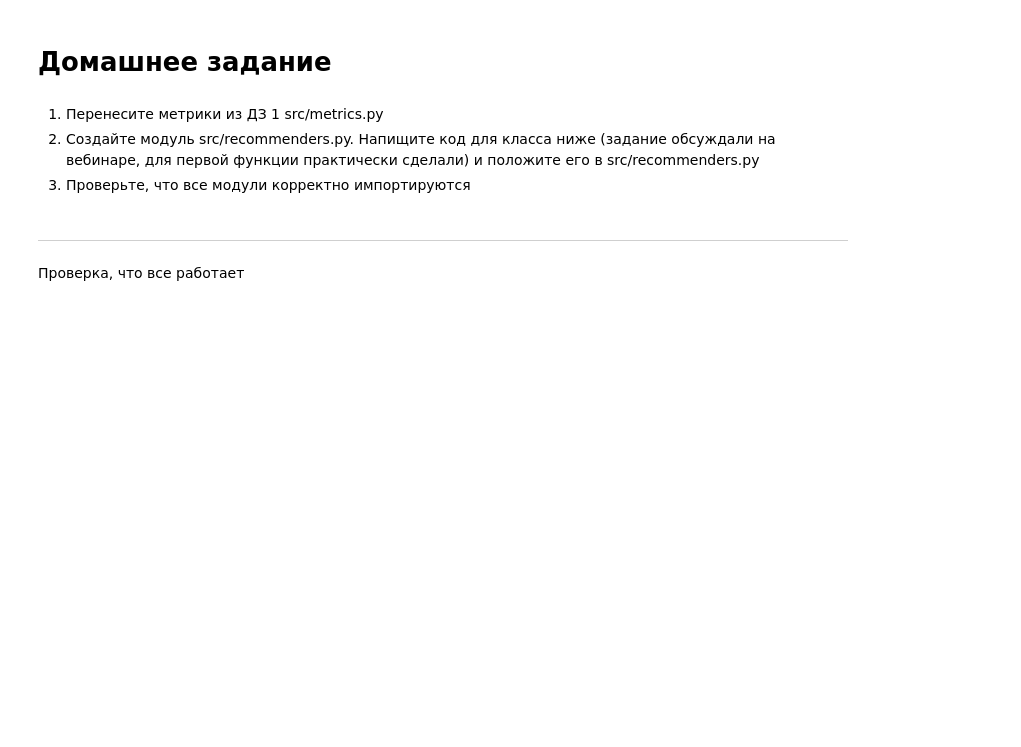
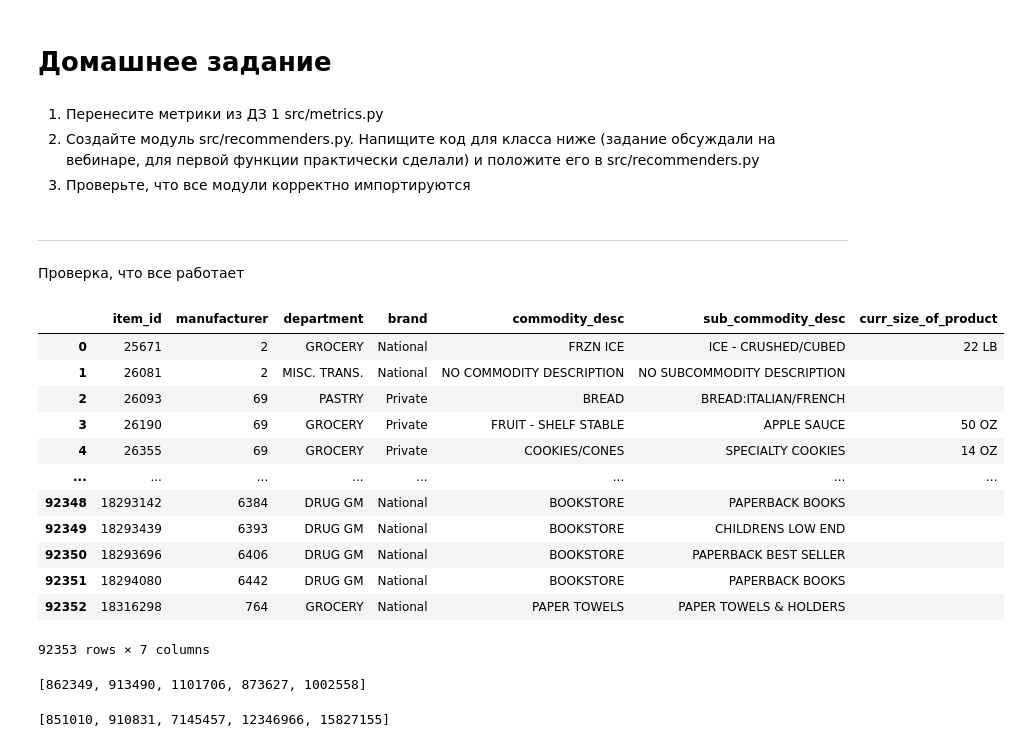
Before and after one commit to mikhachev/Data-Science-Python, a Jupyter notebook: Recommendation_systems/hw_webinar_4.ipynb, the cells around one changed output. Cells and saved outputs as stored; diff of their text form; code cells hidden in the pictures; blank space fills up the shorter version.

```diff
--- a/Recommendation_systems/hw_webinar_4.ipynb
+++ b/Recommendation_systems/hw_webinar_4.ipynb
@@ -102,5 +104,6 @@ data_train.head(2)
 # %%
-item_features = pd.read_csv('../raw_data/product.csv')
+#item_features = pd.read_csv('../raw_data/product.csv')
+item_features = pd.read_csv('product.csv')
 item_features.columns = [col.lower() for col in item_features.columns]
 item_features.rename(columns={'product_id': 'item_id'}, inplace=True)
 
@@ -300,3 +442,19 @@ class MainRecommender:
 from src.metrics import precision_at_k, recall_at_k
 from src.utils import prefilter_items
 from src.recommenders import MainRecommender
+# %%
+item_features
+# %% [output]
+|  | item_id | manufacturer | department | brand | commodity_desc | sub_commodity_desc | curr_size_of_product |
+| 0 | 25671 | 2 | GROCERY | National | FRZN ICE | ICE - CRUSHED/CUBED | 22 LB |
+| 1 | 26081 | 2 | MISC. TRANS. | National | NO COMMODITY DESCRIPTION | NO SUBCOMMODITY DESCRIPTION |  |
+| 2 | 26093 | 69 | PASTRY | Private | BREAD | BREAD:ITALIAN/FRENCH |  |
+| 3 | 26190 | 69 | GROCERY | Private | FRUIT - SHELF STABLE | APPLE SAUCE | 50 OZ |
+| 4 | 26355 | 69 | GROCERY | Private | COOKIES/CONES | SPECIALTY COOKIES | 14 OZ |
+| ... | ... | ... | ... | ... | ... | ... | ... |
+| 92348 | 18293142 | 6384 | DRUG GM | National | BOOKSTORE | PAPERBACK BOOKS |  |
+| 92349 | 18293439 | 6393 | DRUG GM | National | BOOKSTORE | CHILDRENS LOW END |  |
+| 92350 | 18293696 | 6406 | DRUG GM | National | BOOKSTORE | PAPERBACK BEST SELLER |  |
+| 92351 | 18294080 | 6442 | DRUG GM | National | BOOKSTORE | PAPERBACK BOOKS |  |
+| 92352 | 18316298 | 764 | GROCERY | National | PAPER TOWELS | PAPER TOWELS & HOLDERS |  |
+92353 rows × 7 columns
@@ -302,0 +463,8 @@ from src.recommenders import MainRecommender
+# %%
+recm.get_similar_items_recommendation(256)
+# %% [output]
+[862349, 913490, 1101706, 873627, 1002558]
+# %%
+recm.get_similar_users_recommendation(256)
+# %% [output]
+[851010, 910831, 7145457, 12346966, 15827155]
```
Also changed, not shown: parts of 10 cells of this notebook.
